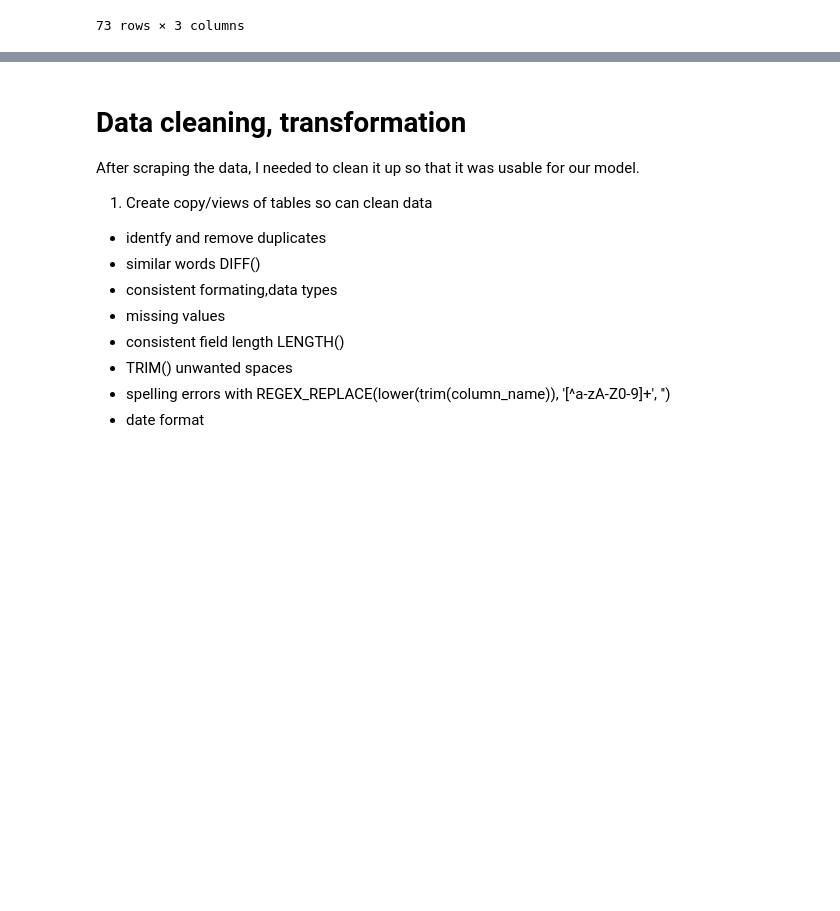
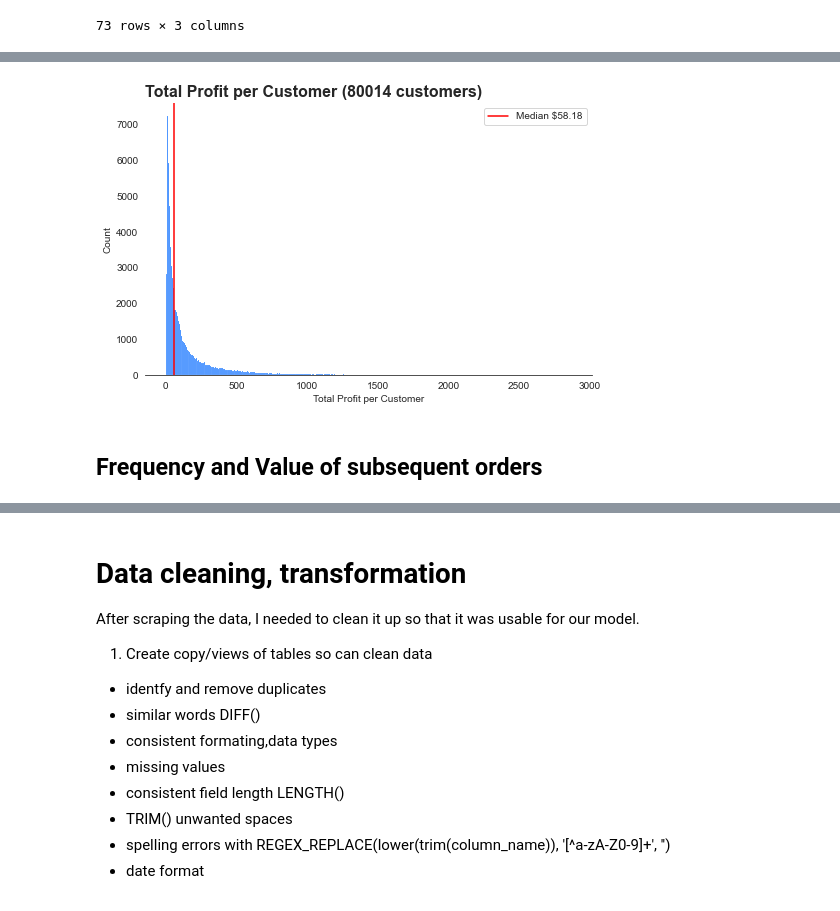
Before and after one commit to buttersaltpepper/Data-Analysis, a Jupyter notebook: project1.ipynb, the cells around one changed output, grey strips where cells are left out. Saved outputs shown, nothing was run; the diff lists cells and outputs as text; code cells hidden in the pictures; blank space fills up the shorter version.

```diff
--- a/project1.ipynb
+++ b/project1.ipynb
@@ -367,0 +182,26 @@ After gaining an understanding of the data contained in each table, I have ident
+# %%
+q = """
+select
+    o.user_id,
+    count(distinct o.order_id) as num_orders,
+    sum(num_of_item * sale_price) as sales,
+    sum(num_of_item * (sale_price - cost)) as profit,
+    sum(num_of_item * (sale_price - cost)) / count(distinct o.order_id) as avg_profit_per_order
+
+from
+    bigquery-public-data.thelook_ecommerce.order_items  as o
+join
+    bigquery-public-data.thelook_ecommerce.orders as ord
+on
+    o.order_id = ord.order_id
+join bigquery-public-data.thelook_ecommerce.products as p
+on
+    o.product_id = p.id
+group by
+    user_id
+
+order by profit desc
+"""
+
+df1 = pd.read_gbq(q)
+df1.head(10)
@@ -367,0 +220,11 @@ After gaining an understanding of the data contained in each table, I have ident
+# %%
+plt.title('Total Profit per Customer ({} customers)'.format(len(df1)), loc='left')
+
+sns.histplot(x=df1.profit)
+plt.xlabel('Total Profit per Customer')
+plt.axvline(df1.profit.median(), color='r', label='Median ${:.2f}'.format(df1.profit.median()))
+plt.legend();
+# %% [output]
+[figure, added]
+# %% [markdown]
+## Frequency and Value of subsequent orders
```
Also changed, not shown: parts of 58 cells of this notebook.
